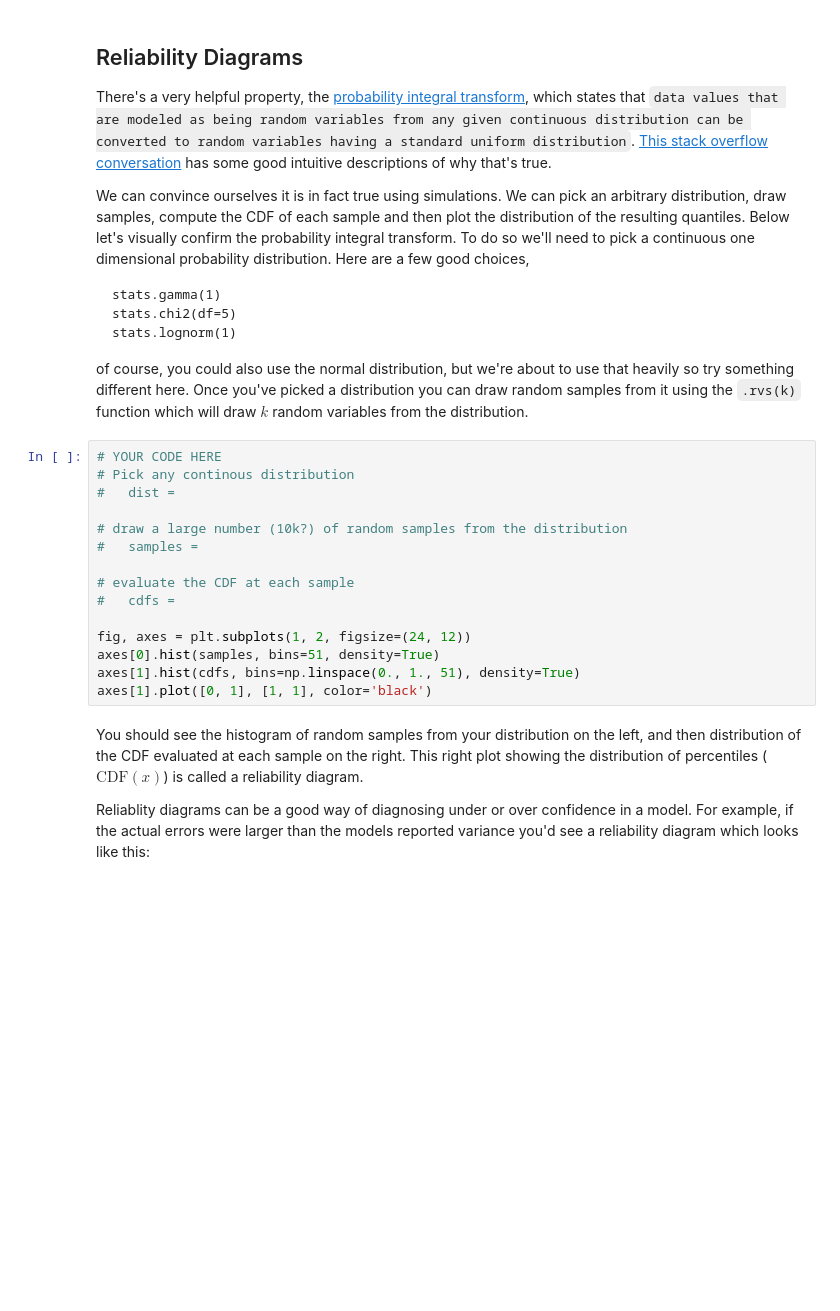
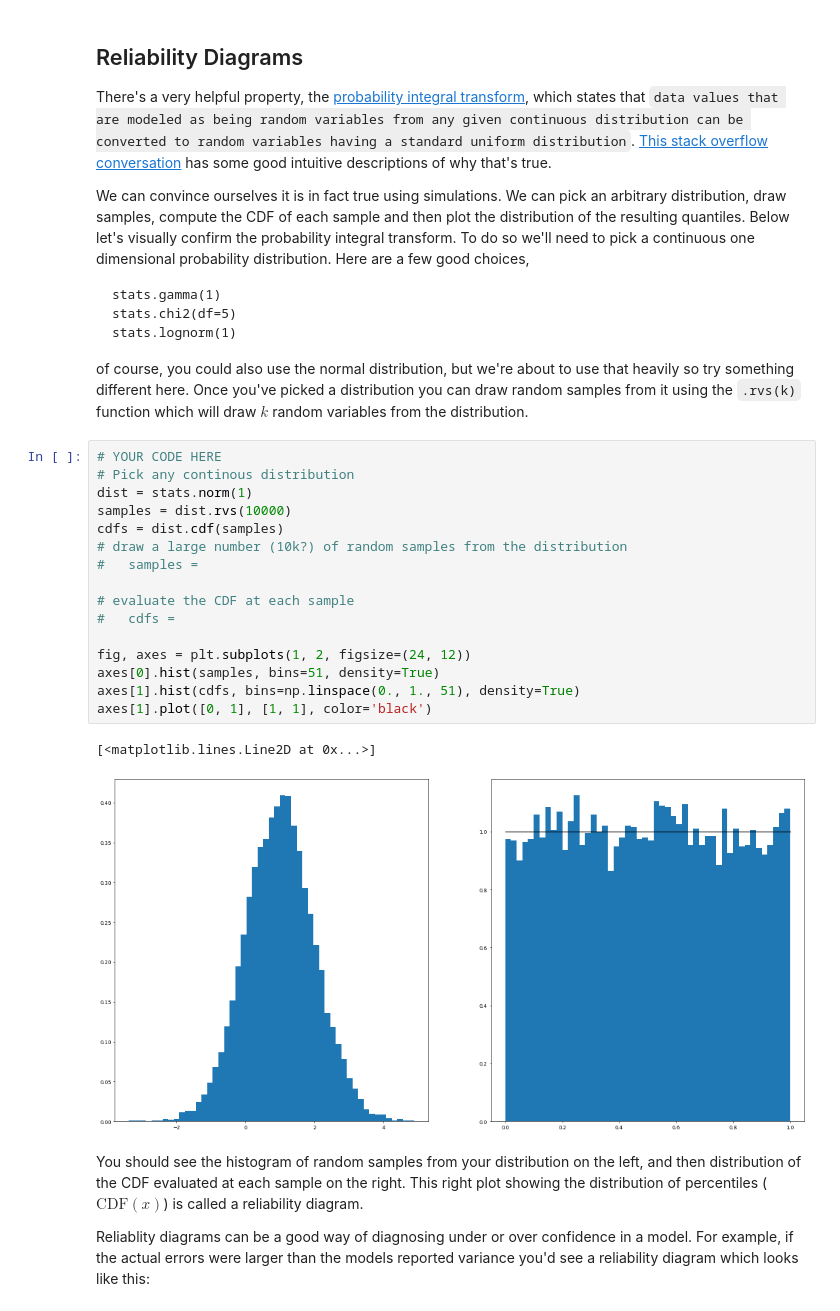
Before and after one commit to swift-nav/albatross, a Jupyter notebook: tutorials/tutorial_5_evaluating_uncertainty.ipynb, the cells around one changed output. Saved outputs shown, nothing was run; the diff lists cells and outputs as text; blank space fills up the shorter version.

```diff
--- a/tutorials/tutorial_5_evaluating_uncertainty.ipynb
+++ b/tutorials/tutorial_5_evaluating_uncertainty.ipynb
@@ -95,18 +104,22 @@ of course, you could also use the normal distribution, but we're about to use th
 # %%
 # YOUR CODE HERE
 # Pick any continous distribution
-#   dist =
-
+dist = stats.norm(1)
+samples = dist.rvs(10000)
+cdfs = dist.cdf(samples)
 # draw a large number (10k?) of random samples from the distribution
 #   samples =
 
 # evaluate the CDF at each sample
 #   cdfs =
 
 fig, axes = plt.subplots(1, 2, figsize=(24, 12))
 axes[0].hist(samples, bins=51, density=True)
 axes[1].hist(cdfs, bins=np.linspace(0., 1., 51), density=True)
 axes[1].plot([0, 1], [1, 1], color='black')
+# %% [output]
+[<matplotlib.lines.Line2D at 0x...>]
+[figure, added]
 # %% [markdown]
 You should see the histogram of random samples from your distribution on the left, and then distribution of the CDF evaluated at each sample on the right. This right plot showing the distribution of percentiles ($\mbox{CDF}(x)$) is called a reliability diagram.
 
```
Also changed, not shown: parts of 13 cells of this notebook, 1 other file.
